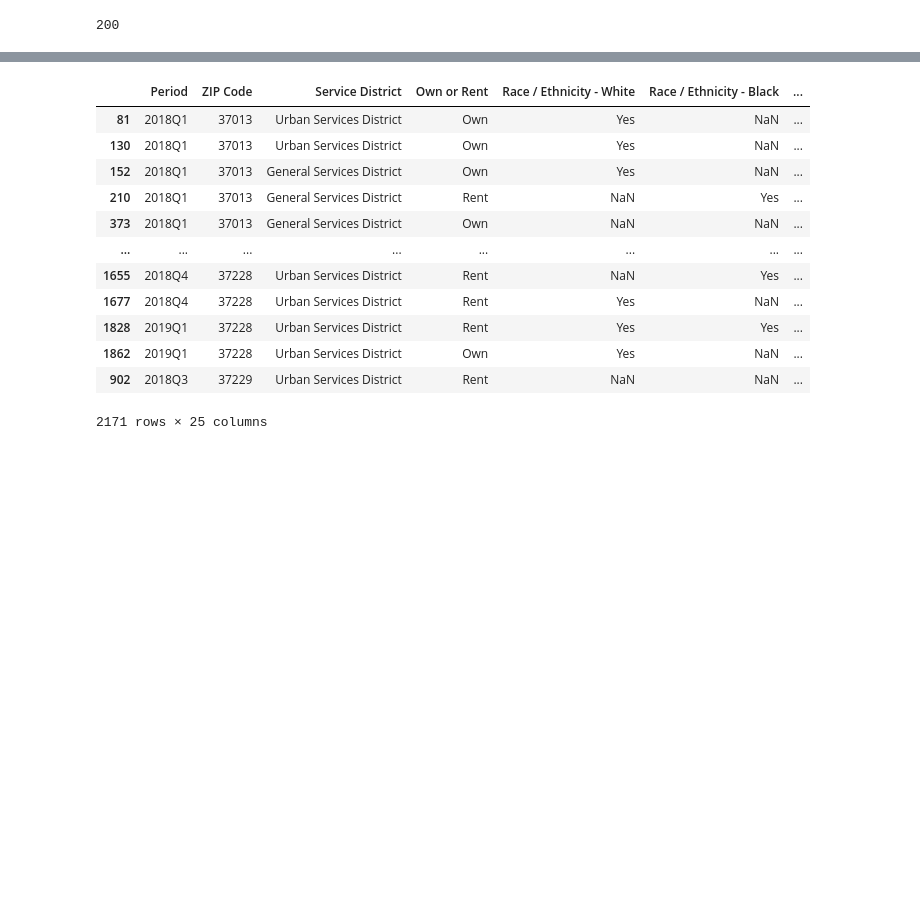
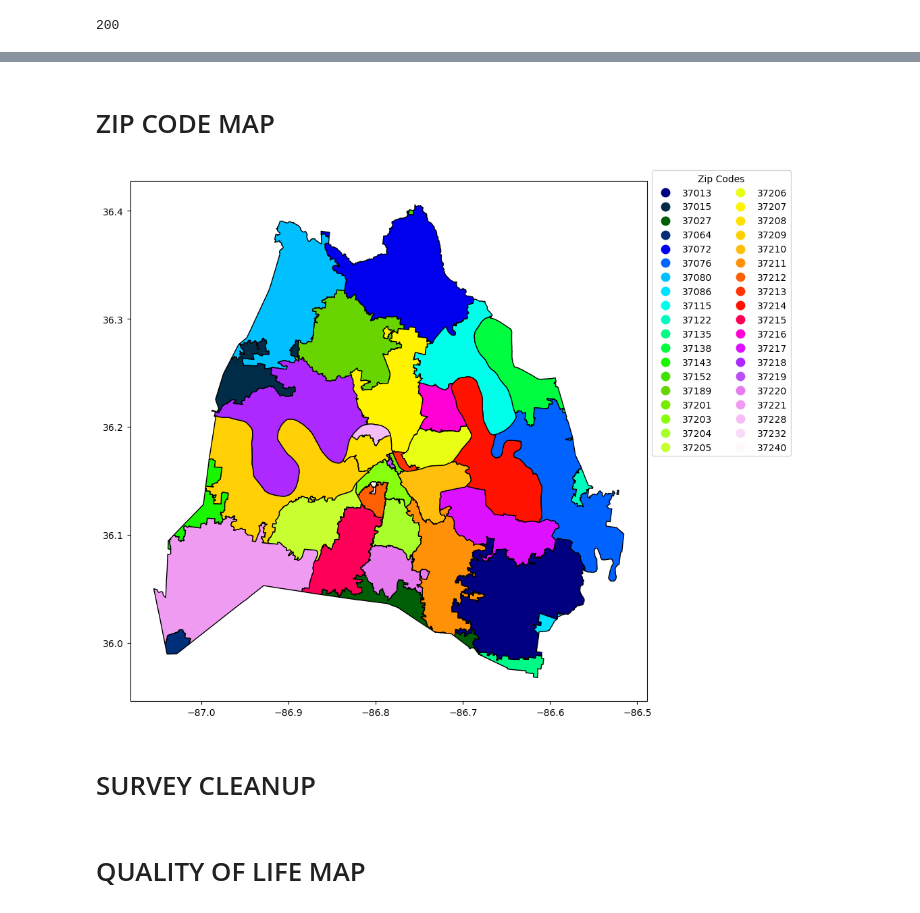
Before and after one commit to MatthewMaitland/housing_affordability, a Jupyter notebook: notebooks/maitland_capstone.ipynb, the cells around one changed output, grey strips where cells are left out. Saved outputs shown, nothing was run; the diff lists cells and outputs as text; code cells hidden in the pictures; blank space fills up the shorter version.

```diff
--- a/notebooks/maitland_capstone.ipynb
+++ b/notebooks/maitland_capstone.ipynb
@@ -85,0 +94,15 @@ employee
+# %% [markdown]
+# ZIP CODE MAP
+# %%
+zipcodes = gpd.read_file('../data/zipcodes.geojson')
+# %%
+leg_kwds = {'title': 'Zip Codes', 'loc': 'upper left',
+            'bbox_to_anchor': (1, 1.03), 'ncol': 2}
+
+zipcodes.plot(column = 'zip', figsize=(10, 10),
+              edgecolor = 'black',
+              legend = True, legend_kwds = leg_kwds,
+              cmap = 'gist_ncar')
+plt.show()
+# %% [output]
+[figure, added]
@@ -86,3 +113,5 @@ employee
+# %% [markdown]
+# SURVEY CLEANUP
 # %%
 survey = survey.sort_values(['ZIP Code', 'Period'])
 for index, row in survey.iterrows():
@@ -225,22 +254,8 @@ for index, row in survey.iterrows():
     else:
         survey.loc[index, 'affordable_housing'] = ''
 # %%
-survey[['Period', 'ZIP Code', 'Service District','Own or Rent', 'Race / Ethnicity - White', 'Race / Ethnicity - Black', 'Race / Ethnicity - Hispanic',
+survey = survey[['Period', 'ZIP Code', 'Service District','Own or Rent', 'Race / Ethnicity - White', 'Race / Ethnicity - Black', 'Race / Ethnicity - Hispanic',
         'Race / Ethnicity - Asian or Pacific Islander', 'Race / Ethnicity - Native American or Alaskan Native','Race / Ethnicity - Other',
         'Race / Ethnicity - Other Definition', 'Total Annual Household Income','Age', 'Gender Identity', 'Education Attained','quality_of_life',
         'neighborhood_appearance', 'neighborhood_safety', 'overall_feeling_of_safety', 'crime_prevention', 'police_overall','public_library',
         'public_education', 'arts_and_culture', 'affordable_housing']]
-# %% [output]
-|  | Period | ZIP Code | Service District | Own or Rent | Race / Ethnicity - White | Race / Ethnicity - Black | ... |
-| 81 | 2018Q1 | 37013 | Urban Services District | Own | Yes | NaN | ... |
-| 130 | 2018Q1 | 37013 | Urban Services District | Own | Yes | NaN | ... |
-| 152 | 2018Q1 | 37013 | General Services District | Own | Yes | NaN | ... |
-| 210 | 2018Q1 | 37013 | General Services District | Rent | NaN | Yes | ... |
-| 373 | 2018Q1 | 37013 | General Services District | Own | NaN | NaN | ... |
-| ... | ... | ... | ... | ... | ... | ... | ... |
-| 1655 | 2018Q4 | 37228 | Urban Services District | Rent | NaN | Yes | ... |
-| 1677 | 2018Q4 | 37228 | Urban Services District | Rent | Yes | NaN | ... |
-| 1828 | 2019Q1 | 37228 | Urban Services District | Rent | Yes | Yes | ... |
-| 1862 | 2019Q1 | 37228 | Urban Services District | Own | Yes | NaN | ... |
-| 902 | 2018Q3 | 37229 | Urban Services District | Rent | NaN | NaN | ... |
-2171 rows × 25 columns
@@ -246,0 +267,2 @@ survey[['Period', 'ZIP Code', 'Service District','Own or Rent', 'Race / Ethnicit
+# %% [markdown]
+# QUALITY OF LIFE MAP
```
Also changed, not shown: parts of 65 cells of this notebook, 14 other files.
